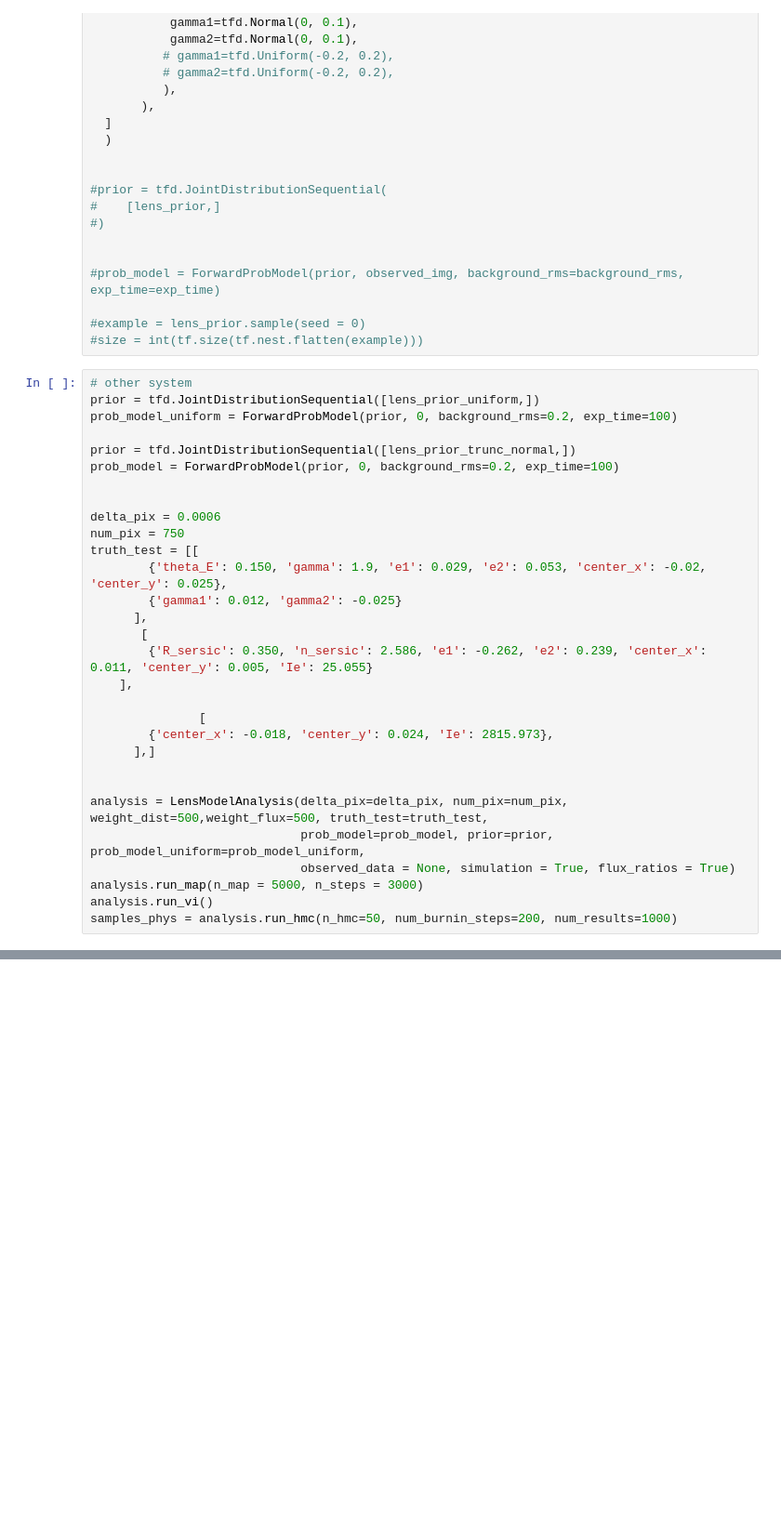
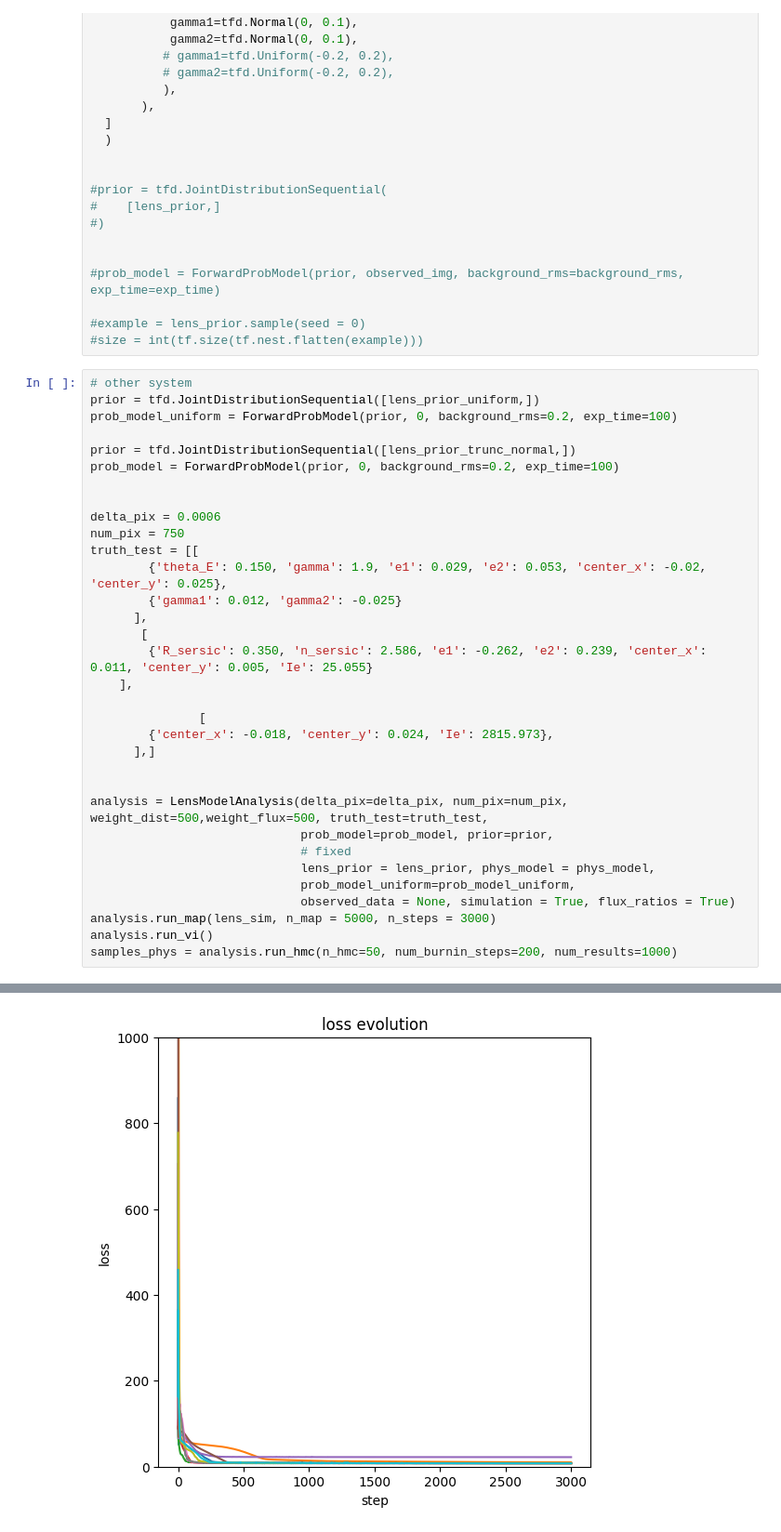
Before and after one commit to oscar-s-p/GL-PS, a Jupyter notebook: notebooks/flux_ratios_tests.ipynb, the cells around one changed output, grey strips where cells are left out. Shown at 93% size. Saved outputs shown, nothing was run; the diff lists cells and outputs as text; blank space fills up the shorter version.

```diff
--- a/notebooks/flux_ratios_tests.ipynb
+++ b/notebooks/flux_ratios_tests.ipynb
@@ -253,9 +289,12 @@ truth_test = [[
 
 
 analysis = LensModelAnalysis(delta_pix=delta_pix, num_pix=num_pix, weight_dist=500,weight_flux=500, truth_test=truth_test,
-                             prob_model=prob_model, prior=prior, prob_model_uniform=prob_model_uniform,
+                             prob_model=prob_model, prior=prior,
+                             # fixed
+                             lens_prior = lens_prior, phys_model = phys_model,
+                             prob_model_uniform=prob_model_uniform,
                              observed_data = None, simulation = True, flux_ratios = True)
-analysis.run_map(n_map = 5000, n_steps = 3000)
+analysis.run_map(lens_sim, n_map = 5000, n_steps = 3000)
 analysis.run_vi()
 samples_phys = analysis.run_hmc(n_hmc=50, num_burnin_steps=200, num_results=1000)
 # %% [output]
@@ -263,0 +309 @@ NameError: name 'lens_sim' is not defined
+[figure, added]
```
Also changed, not shown: parts of 13 cells of this notebook.
